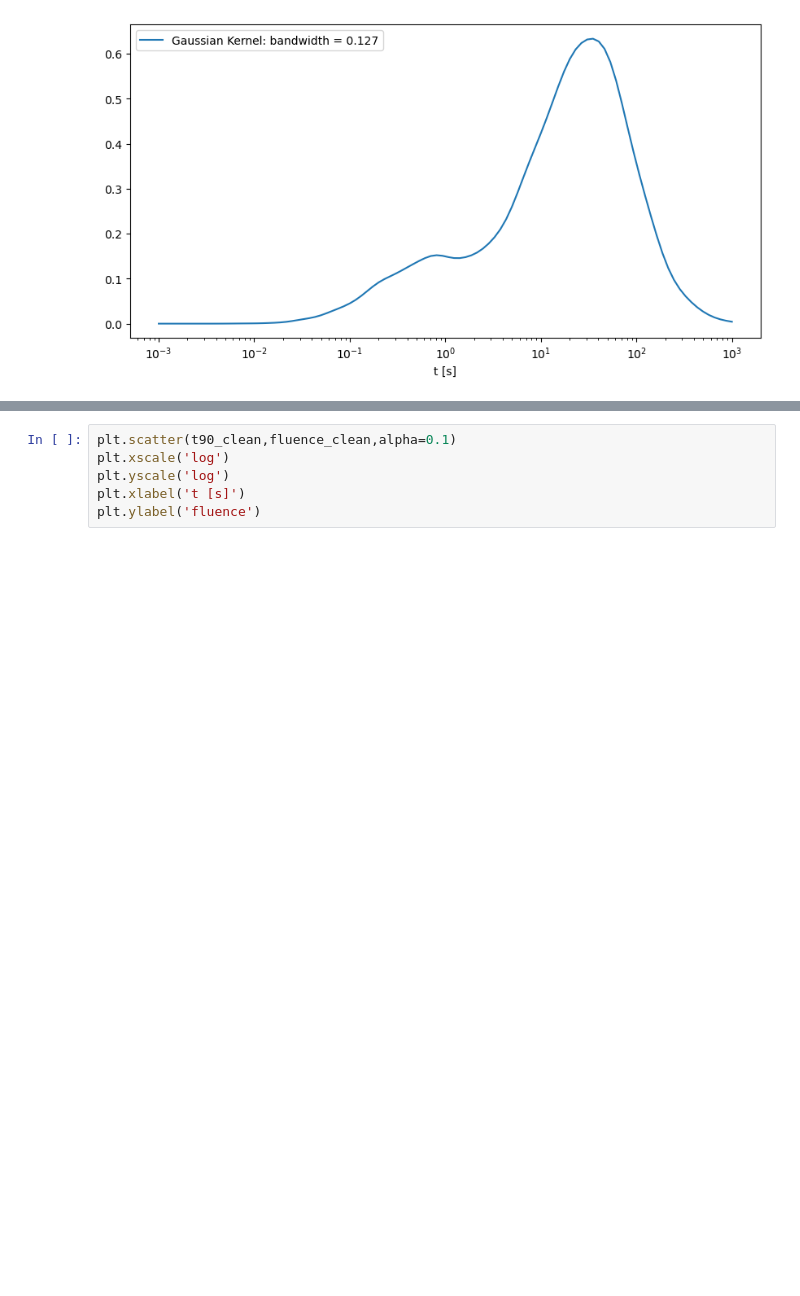
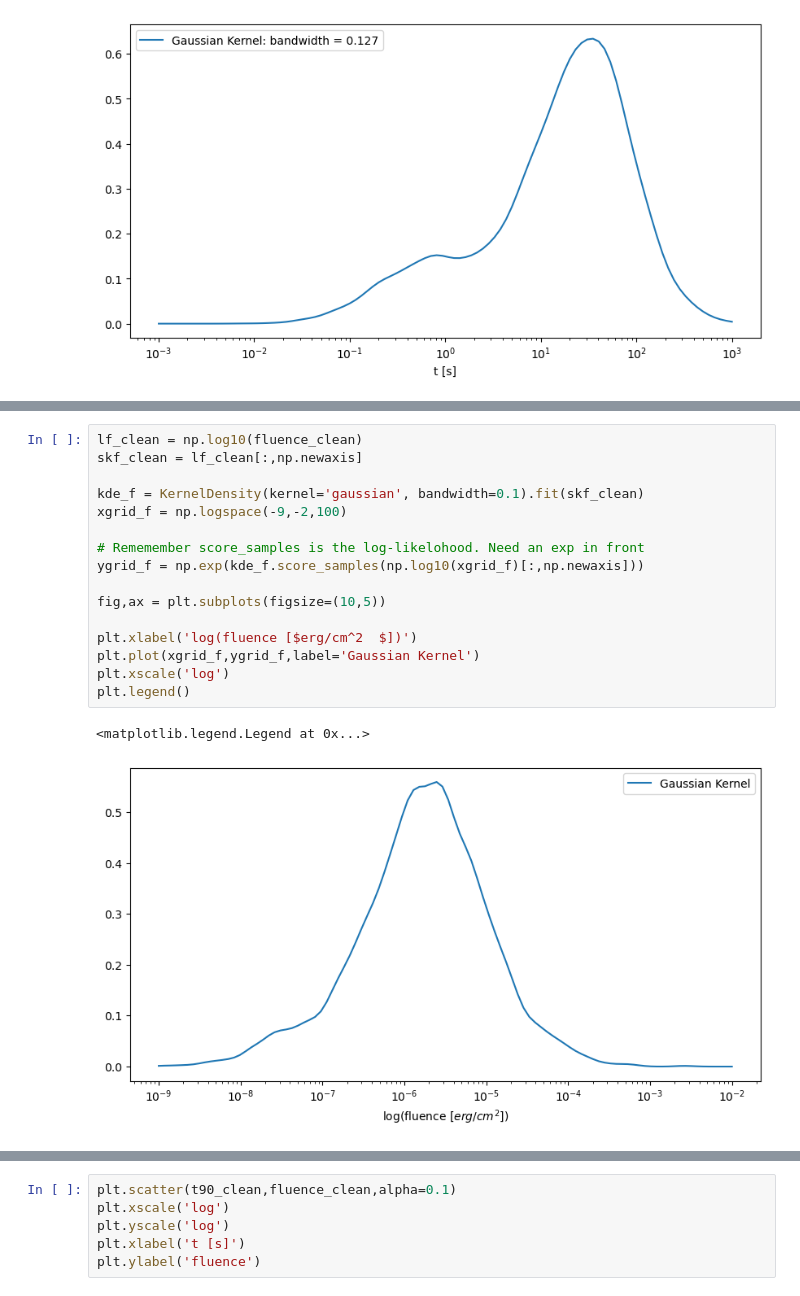
Before and after one commit to ebianchi803/astrostatistics_bicocca_2026, a Jupyter notebook: working/L14-Copy1.ipynb, the cells around one changed output, grey strips where cells are left out. Cells and saved outputs as stored; diff of their text form; blank space fills up the shorter version.

```diff
--- a/working/L14-Copy1.ipynb
+++ b/working/L14-Copy1.ipynb
@@ -100,0 +109,19 @@ plt.legend()
+# %%
+lf_clean = np.log10(fluence_clean)
+skf_clean = lf_clean[:,np.newaxis]
+
+kde_f = KernelDensity(kernel='gaussian', bandwidth=0.1).fit(skf_clean)
+xgrid_f = np.logspace(-9,-2,100)
+
+# Rememember score_samples is the log-likelohood. Need an exp in front
+ygrid_f = np.exp(kde_f.score_samples(np.log10(xgrid_f)[:,np.newaxis]))
+
+fig,ax = plt.subplots(figsize=(10,5))
+
+plt.xlabel('log(fluence [$erg/cm^2	$])')
+plt.plot(xgrid_f,ygrid_f,label='Gaussian Kernel')
+plt.xscale('log')
+plt.legend()
+# %% [output]
+<matplotlib.legend.Legend at 0x...>
+[figure, added]
```
Also changed, not shown: parts of 9 cells of this notebook.
